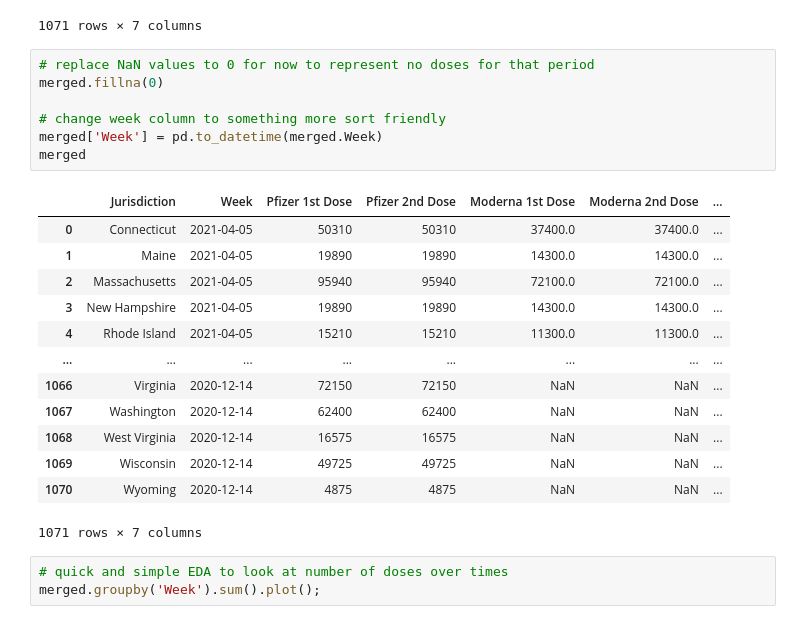
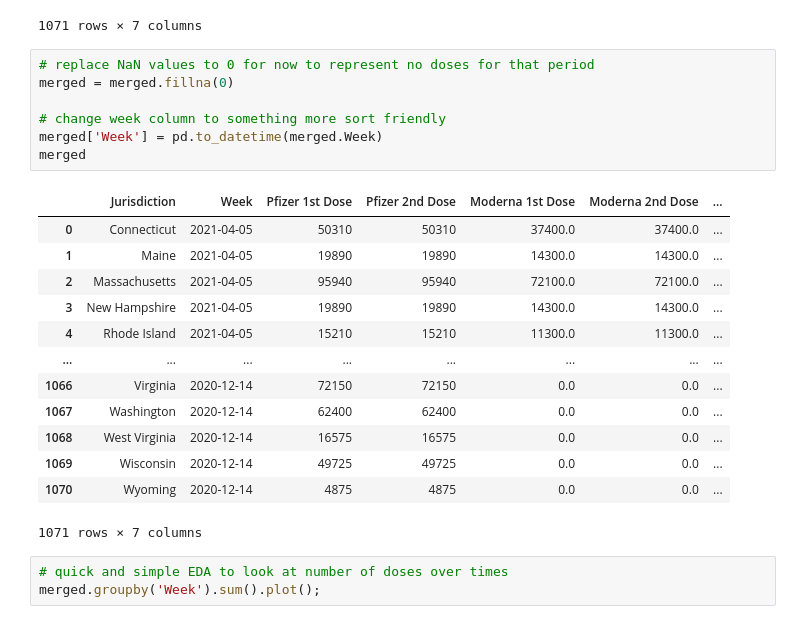
Before and after one commit to Pacifistic/CS418-Final-Project, a Jupyter notebook: Covid-19 Vaccine Distribution.ipynb, the cells around one changed output. Drawn from its saved outputs; the diff is of its cells as text.

Commit message:
Adding more EDA, and quick bug fix for fillna not working

```diff
--- a/Covid-19 Vaccine Distribution.ipynb
+++ b/Covid-19 Vaccine Distribution.ipynb
@@ -79,24 +79,24 @@ merged
 1071 rows × 7 columns
 # %%
 # replace NaN values to 0 for now to represent no doses for that period
-merged.fillna(0)
+merged = merged.fillna(0)
 
 # change week column to something more sort friendly
 merged['Week'] = pd.to_datetime(merged.Week)
 merged
 # %% [output]
 |  | Jurisdiction | Week | Pfizer 1st Dose | Pfizer 2nd Dose | Moderna 1st Dose | Moderna 2nd Dose | ... |
 | 0 | Connecticut | 2021-04-05 | 50310 | 50310 | 37400.0 | 37400.0 | ... |
 | 1 | Maine | 2021-04-05 | 19890 | 19890 | 14300.0 | 14300.0 | ... |
 | 2 | Massachusetts | 2021-04-05 | 95940 | 95940 | 72100.0 | 72100.0 | ... |
 | 3 | New Hampshire | 2021-04-05 | 19890 | 19890 | 14300.0 | 14300.0 | ... |
 | 4 | Rhode Island | 2021-04-05 | 15210 | 15210 | 11300.0 | 11300.0 | ... |
 | ... | ... | ... | ... | ... | ... | ... | ... |
-| 1066 | Virginia | 2020-12-14 | 72150 | 72150 | NaN | NaN | ... |
-| 1067 | Washington | 2020-12-14 | 62400 | 62400 | NaN | NaN | ... |
-| 1068 | West Virginia | 2020-12-14 | 16575 | 16575 | NaN | NaN | ... |
-| 1069 | Wisconsin | 2020-12-14 | 49725 | 49725 | NaN | NaN | ... |
-| 1070 | Wyoming | 2020-12-14 | 4875 | 4875 | NaN | NaN | ... |
+| 1066 | Virginia | 2020-12-14 | 72150 | 72150 | 0.0 | 0.0 | ... |
+| 1067 | Washington | 2020-12-14 | 62400 | 62400 | 0.0 | 0.0 | ... |
+| 1068 | West Virginia | 2020-12-14 | 16575 | 16575 | 0.0 | 0.0 | ... |
+| 1069 | Wisconsin | 2020-12-14 | 49725 | 49725 | 0.0 | 0.0 | ... |
+| 1070 | Wyoming | 2020-12-14 | 4875 | 4875 | 0.0 | 0.0 | ... |
 1071 rows × 7 columns
 # %%
 # quick and simple EDA to look at number of doses over times
```
Also changed, not shown: parts of 4 cells of this notebook.
